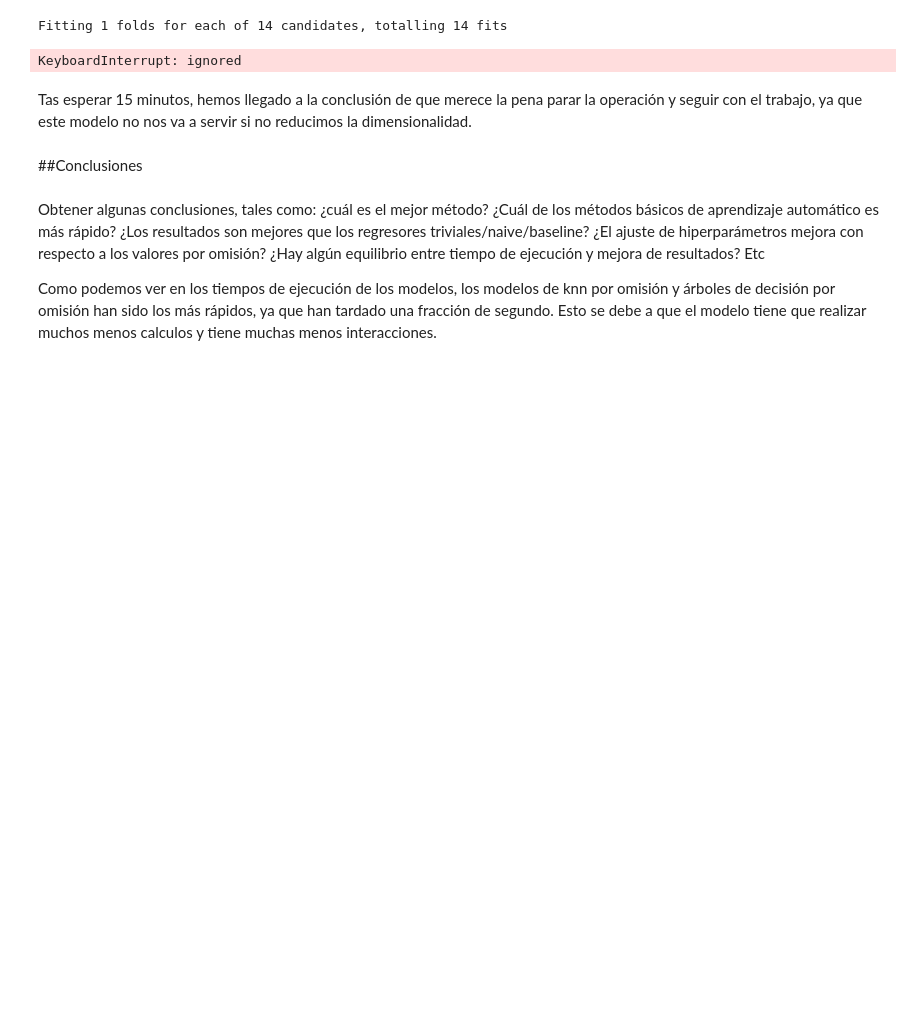
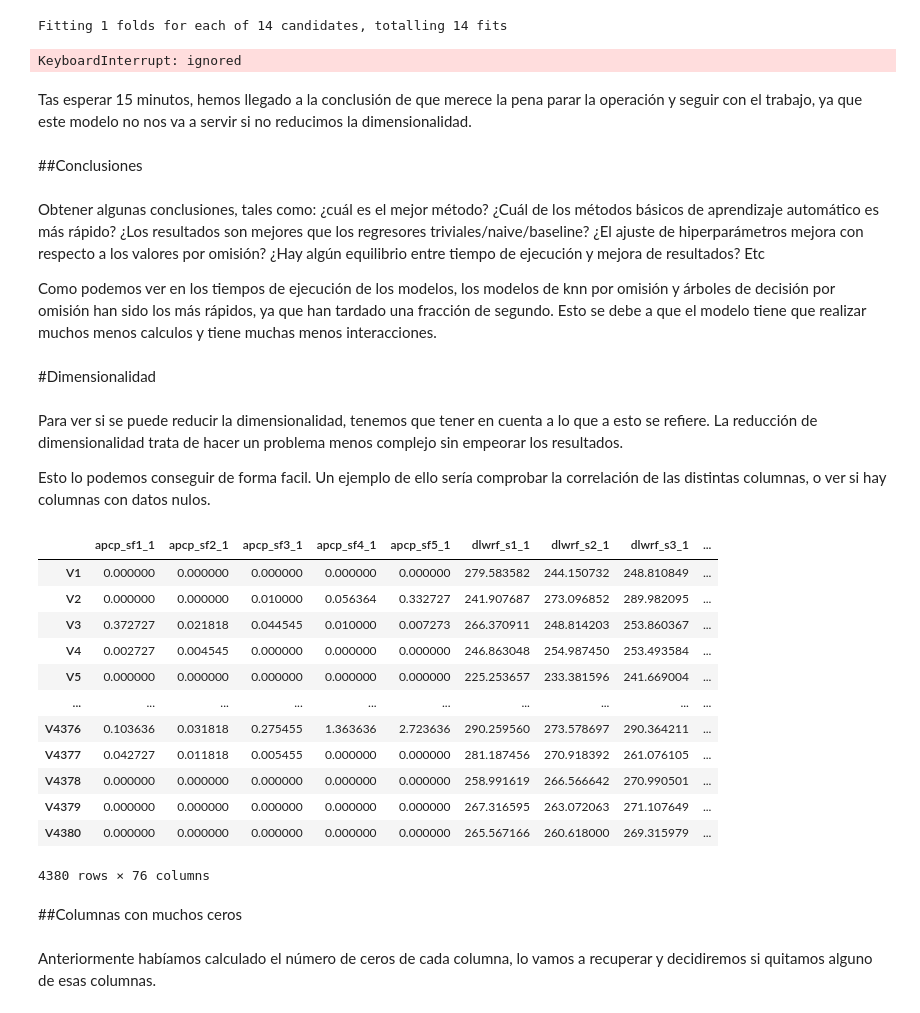
Before and after one commit to cabamarcos/Speech-, a Jupyter notebook: Untitled0.ipynb, the cells around one changed output. Cells and saved outputs as stored; diff of their text form; code cells hidden in the pictures; blank space fills up the shorter version.

```diff
--- a/Untitled0.ipynb
+++ b/Untitled0.ipynb
@@ -619,3 +619,31 @@ Tas esperar 15 minutos, hemos llegado a la conclusión de que merece la pena par
 Obtener algunas conclusiones, tales como: ¿cuál es el mejor método? ¿Cuál de los métodos básicos de aprendizaje automático es más rápido? ¿Los resultados son mejores que los regresores triviales/naive/baseline? ¿El ajuste de hiperparámetros mejora con respecto a los valores por omisión? ¿Hay algún equilibrio entre tiempo de ejecución y mejora de resultados? Etc
 
 Como podemos ver en los tiempos de ejecución de los modelos, los modelos de knn por omisión y árboles de decisión por omisión han sido los más rápidos, ya que han tardado una fracción de segundo. Esto se debe a que el modelo tiene que realizar muchos menos calculos y tiene muchas menos interacciones.
+# %% [markdown]
+#Dimensionalidad
+# %% [markdown]
+Para ver si se puede reducir la dimensionalidad, tenemos que tener en cuenta a lo que a esto se refiere.
+La reducción de dimensionalidad trata de hacer un problema menos complejo sin empeorar los resultados.
+
+Esto lo podemos conseguir de forma facil. Un ejemplo de ello sería comprobar la correlación de las distintas columnas, o ver si hay columnas con datos nulos.
+# %%
+pd.options.display.max_rows = 100
+datos
+# %% [output]
+|  | apcp_sf1_1 | apcp_sf2_1 | apcp_sf3_1 | apcp_sf4_1 | apcp_sf5_1 | dlwrf_s1_1 | dlwrf_s2_1 | dlwrf_s3_1 | ... |
+| V1 | 0.000000 | 0.000000 | 0.000000 | 0.000000 | 0.000000 | 279.583582 | 244.150732 | 248.810849 | ... |
+| V2 | 0.000000 | 0.000000 | 0.010000 | 0.056364 | 0.332727 | 241.907687 | 273.096852 | 289.982095 | ... |
+| V3 | 0.372727 | 0.021818 | 0.044545 | 0.010000 | 0.007273 | 266.370911 | 248.814203 | 253.860367 | ... |
+| V4 | 0.002727 | 0.004545 | 0.000000 | 0.000000 | 0.000000 | 246.863048 | 254.987450 | 253.493584 | ... |
+| V5 | 0.000000 | 0.000000 | 0.000000 | 0.000000 | 0.000000 | 225.253657 | 233.381596 | 241.669004 | ... |
+| ... | ... | ... | ... | ... | ... | ... | ... | ... | ... |
+| V4376 | 0.103636 | 0.031818 | 0.275455 | 1.363636 | 2.723636 | 290.259560 | 273.578697 | 290.364211 | ... |
+| V4377 | 0.042727 | 0.011818 | 0.005455 | 0.000000 | 0.000000 | 281.187456 | 270.918392 | 261.076105 | ... |
+| V4378 | 0.000000 | 0.000000 | 0.000000 | 0.000000 | 0.000000 | 258.991619 | 266.566642 | 270.990501 | ... |
+| V4379 | 0.000000 | 0.000000 | 0.000000 | 0.000000 | 0.000000 | 267.316595 | 263.072063 | 271.107649 | ... |
+| V4380 | 0.000000 | 0.000000 | 0.000000 | 0.000000 | 0.000000 | 265.567166 | 260.618000 | 269.315979 | ... |
+4380 rows × 76 columns
+# %% [markdown]
+##Columnas con muchos ceros
+# %% [markdown]
+Anteriormente habíamos calculado el número de ceros de cada columna, lo vamos a recuperar y decidiremos si quitamos alguno de esas columnas.
```
Also changed, not shown: parts of 44 cells of this notebook.
